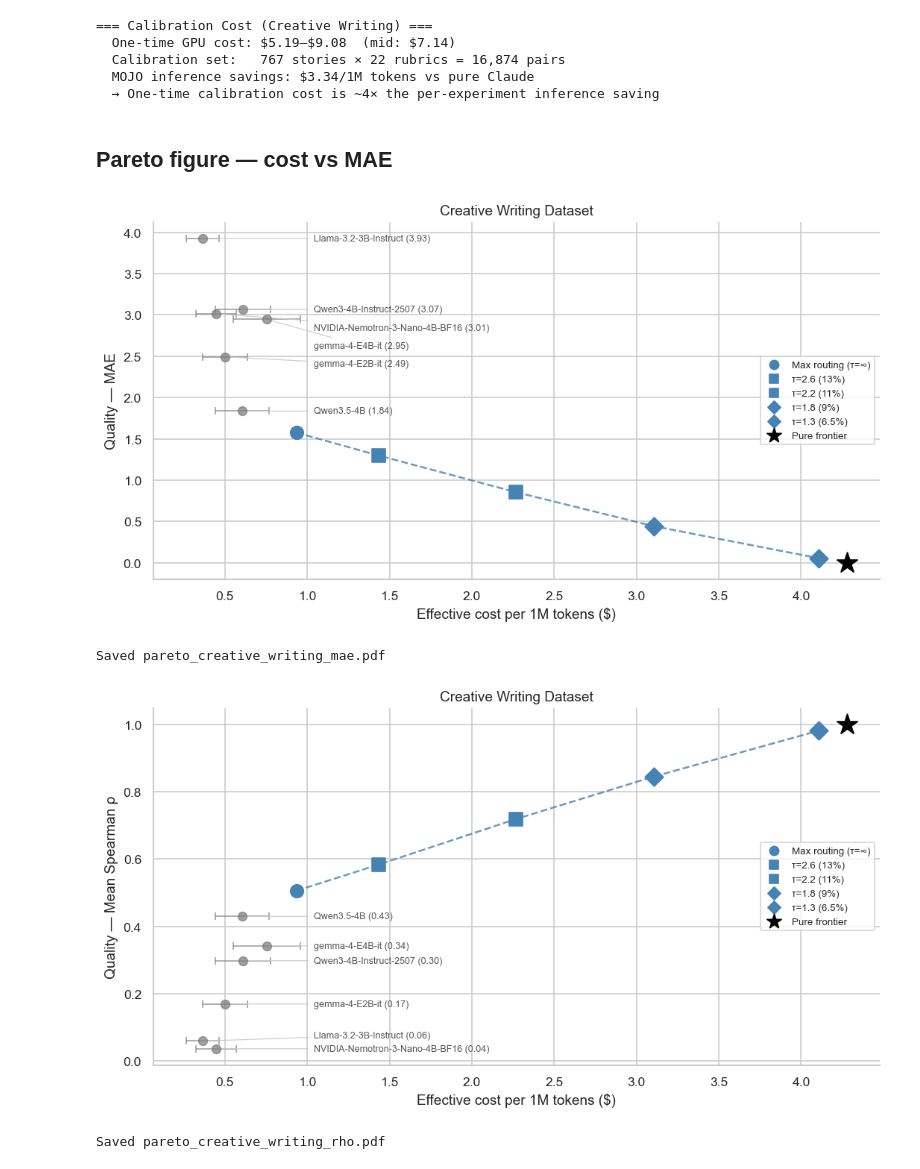
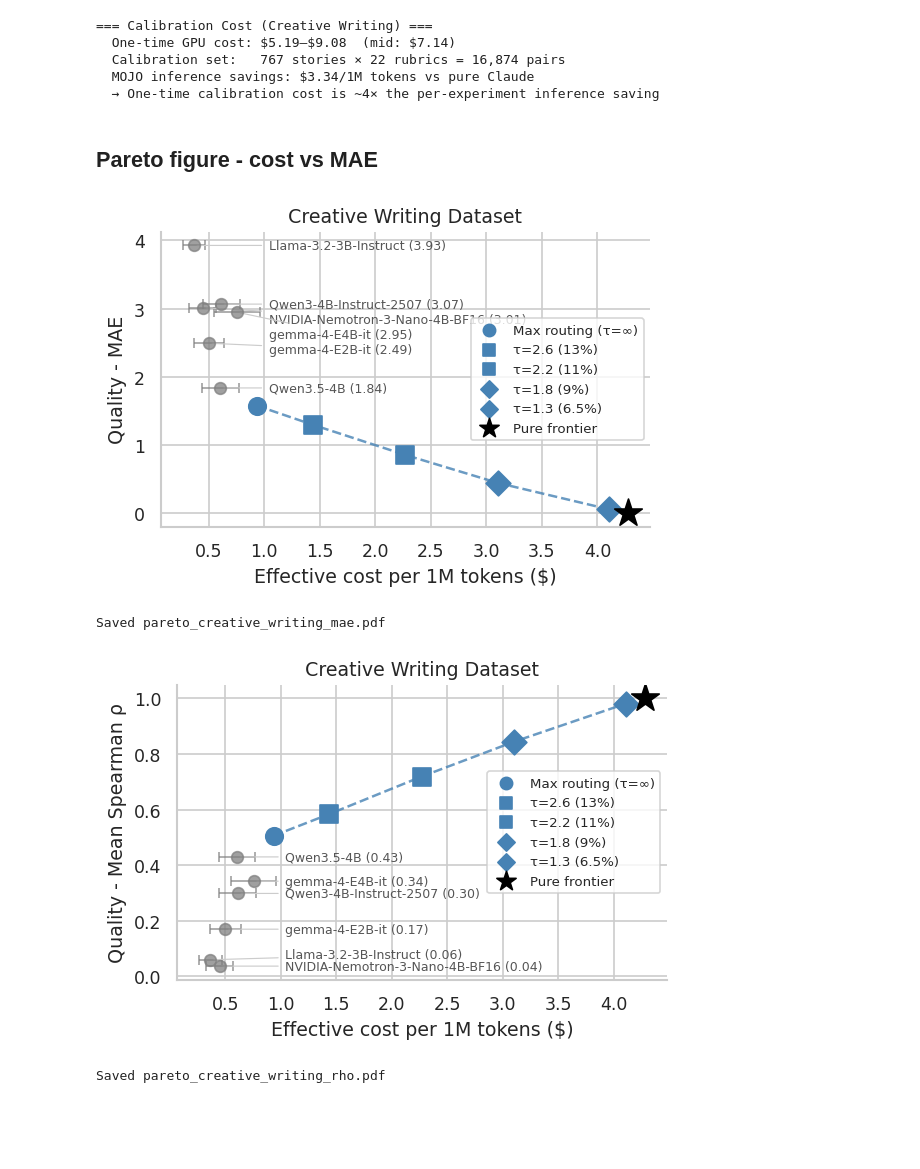
Before and after one commit to JaeHyun-Cha-00/MCP-LLM-as-Judge, a Jupyter notebook: creative_writing/notebooks/03_mojo.ipynb, the cells around one changed output. Drawn from its saved outputs; the diff is of its cells as text; code cells hidden in the pictures; blank space fills up the shorter version.

```diff
--- a/creative_writing/notebooks/03_mojo.ipynb
+++ b/creative_writing/notebooks/03_mojo.ipynb
@@ -412,9 +412,9 @@ print(f"  → One-time calibration cost is ~{cal_cost_mid / (mojo_no_fb_savings
   MOJO inference savings: $3.34/1M tokens vs pure Claude
   → One-time calibration cost is ~4× the per-experiment inference saving
 # %% [markdown]
-## Pareto figure — cost vs MAE
+## Pareto figure - cost vs MAE
 # %%
-# Pareto figure — actual cost ($/1M) on x-axis
+# Pareto figure - actual cost ($/1M) on x-axis
 FIGURES_DIR = Path("../../neurips_paper2/figures")
 
 # Compute overall MAE per model from errors
@@ -427,7 +427,7 @@ model_info = cost_df[["model", "cost_mid", "cost_low", "cost_high"]].copy()
 model_info = model_info.merge(model_mae, on="model", how="inner")
 model_info = model_info.sort_values("Overall MAE", ascending=False).reset_index(drop=True)
 
-fig, ax = plt.subplots(figsize=(9, 5))
+fig, ax = plt.subplots(figsize=(5, 3.5))
 
 # --- Grey model dots with staggered labels ---
 for _, row in model_info.iterrows():
@@ -450,38 +450,38 @@ for (_, row), ly in zip(model_info.iterrows(), label_ys):
         xytext=(x_label, ly),
         fontsize=7.5, color="#555", ha="left", va="center",
         arrowprops=dict(arrowstyle="-", color="#ccc", lw=0.7),
     )
 
 # --- MOJO operating points ---
 marker_map = ["o", "s", "s", "D", "D"]
 mojo_sorted = mojo_df.sort_values("blended_cost").reset_index(drop=True)
 ax.plot(mojo_sorted["blended_cost"], mojo_sorted["realized_mae"],
         "--", color="steelblue", lw=1.5, alpha=0.8, zorder=2)
 
 for i, row in mojo_sorted.iterrows():
     ax.scatter(row["blended_cost"], row["realized_mae"],
                s=110, marker=marker_map[i], color="steelblue", zorder=4,
                label=row["label"])
 
 # --- Pure frontier ---
 ax.scatter(CLAUDE_BLENDED, 0, marker="*", s=300, color="black", zorder=5,
            label="Pure frontier")
 
 ax.set_xlabel("Effective cost per 1M tokens ($)")
-ax.set_ylabel("Quality — MAE")
+ax.set_ylabel("Quality - MAE")
 ax.set_title("Creative Writing Dataset")
 ax.legend(loc="center right", fontsize=8, frameon=True, markerscale=0.7)
 sns.despine()
 plt.tight_layout()
 plt.savefig(FIGURES_DIR / "pareto_creative_writing_mae.pdf", bbox_inches="tight")
 plt.savefig(FIGURES_DIR / "pareto_creative_writing_mae.png", dpi=150, bbox_inches="tight")
 plt.show()
 print("Saved pareto_creative_writing_mae.pdf")
 # %% [output]
-[figure, old version]
+[figure, new version]
 Saved pareto_creative_writing_mae.pdf
 # %%
-# Pareto figure — Spearman ρ on y-axis
+# Pareto figure - Spearman ρ on y-axis
 model_rho = (
     rho_table.mean(axis=0)
     .reset_index()
@@ -492,7 +492,7 @@ model_info_rho = cost_df[["model", "cost_mid", "cost_low", "cost_high"]].copy()
 model_info_rho = model_info_rho.merge(model_rho, on="model", how="inner")
 model_info_rho = model_info_rho.sort_values("Mean Spearman rho").reset_index(drop=True)
 
-fig, ax = plt.subplots(figsize=(9, 5))
+fig, ax = plt.subplots(figsize=(5, 3.5))
 
 # --- Grey model dots ---
 for _, row in model_info_rho.iterrows():
@@ -533,7 +533,7 @@ ax.scatter(CLAUDE_BLENDED, 1.0, marker="*", s=300, color="black", zorder=5,
            label="Pure frontier")
 
 ax.set_xlabel("Effective cost per 1M tokens ($)")
-ax.set_ylabel("Quality — Mean Spearman ρ")
+ax.set_ylabel("Quality - Mean Spearman ρ")
 ax.set_title("Creative Writing Dataset")
 ax.legend(loc="center right", fontsize=8, frameon=True, markerscale=0.7)
 sns.despine()
@@ -543,5 +543,5 @@ plt.savefig(FIGURES_DIR / "pareto_creative_writing_rho.png", dpi=150, bbox_inche
 plt.show()
 print("Saved pareto_creative_writing_rho.pdf")
 # %% [output]
-[figure, old version]
+[figure, new version]
 Saved pareto_creative_writing_rho.pdf
```
Also changed, not shown: parts of 2 cells of this notebook, 3 other files.
